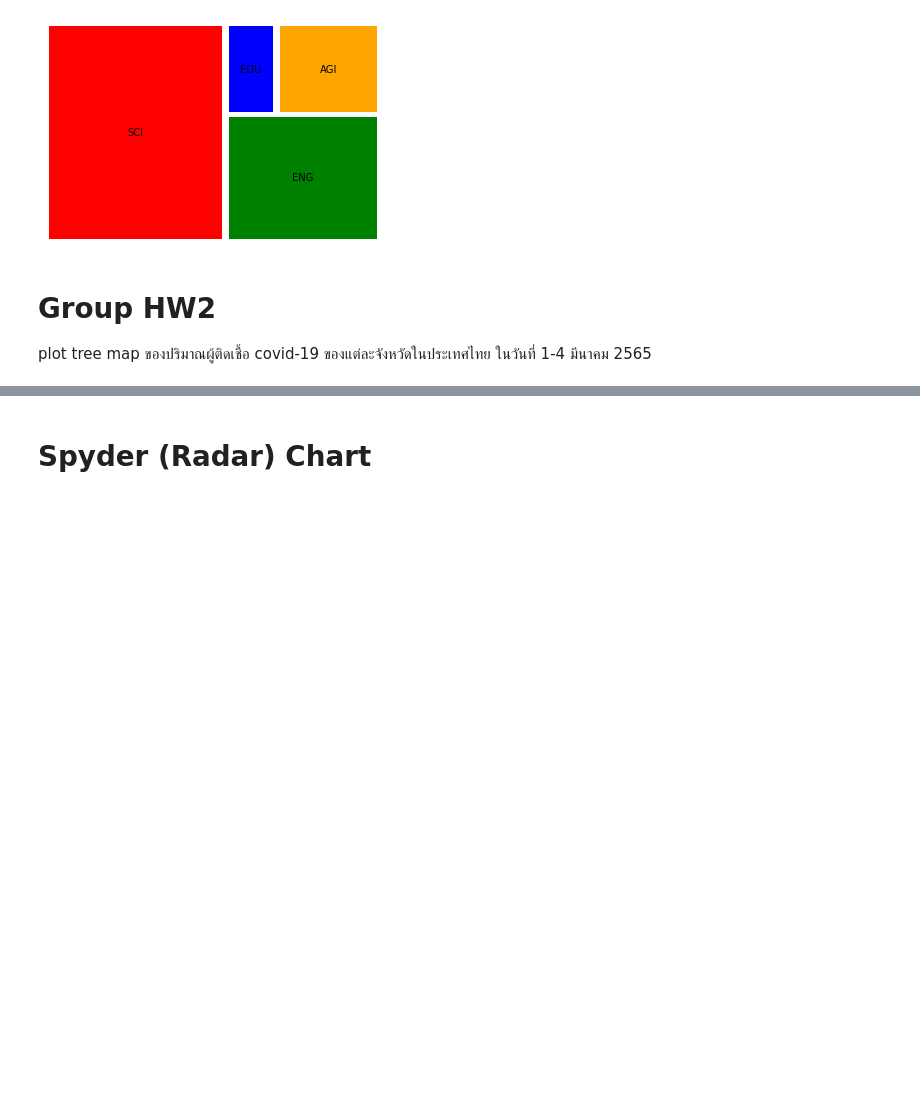
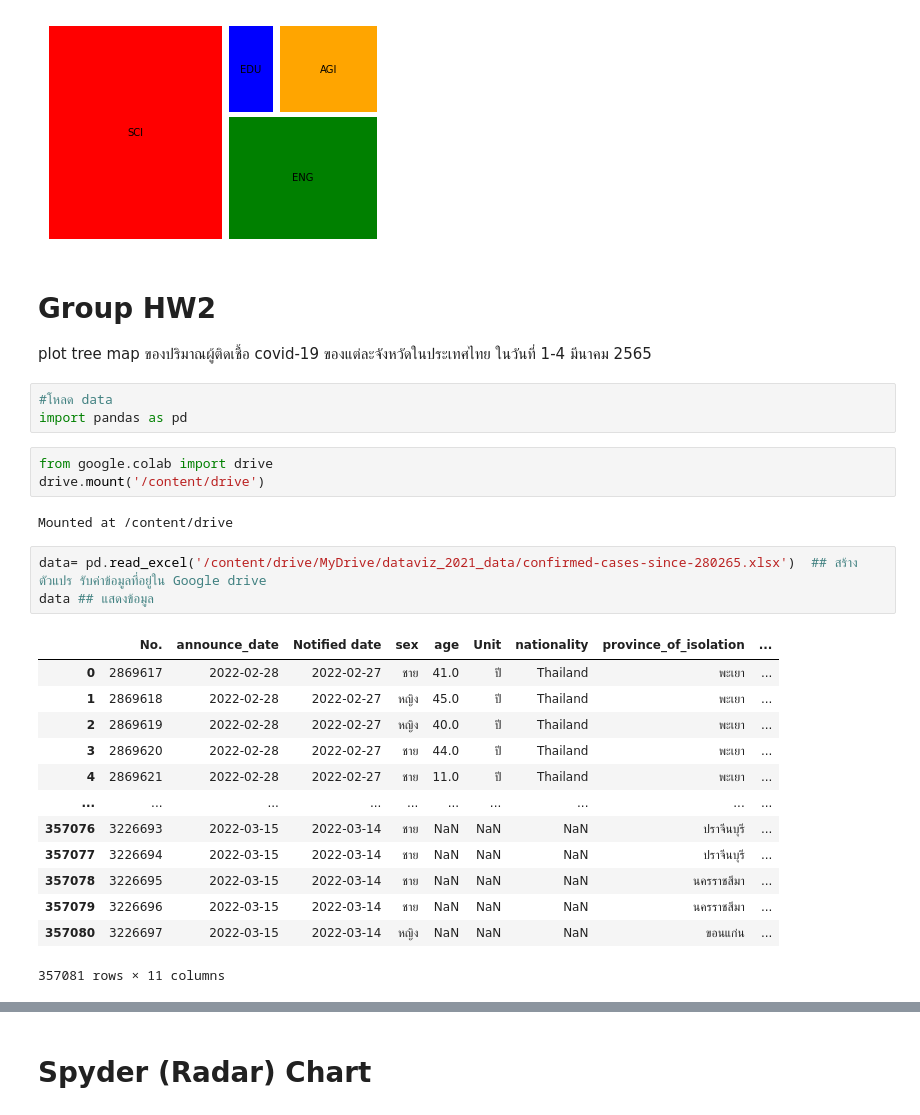
Before and after one commit to Jittiya/data_viz_2022, a Jupyter notebook: DataViz04_Data_Comparison.ipynb, the cells around one changed output, grey strips where cells are left out. Drawn from its saved outputs; the diff is of its cells as text; blank space fills up the shorter version.

```diff
--- a/DataViz04_Data_Comparison.ipynb
+++ b/DataViz04_Data_Comparison.ipynb
@@ -408,3 +408,28 @@ plt.axis('off')
 # Group HW2
 
 plot tree map ของปริมาณผู้ติดเชื้อ covid-19 ของแต่ละจังหวัดในประเทศไทย ในวันที่ 1-4 มีนาคม 2565
+# %%
+#โหลด data
+import pandas as pd
+# %%
+from google.colab import drive
+drive.mount('/content/drive')
+# %% [output]
+Mounted at /content/drive
+# %%
+data= pd.read_excel('/content/drive/MyDrive/dataviz_2021_data/confirmed-cases-since-280265.xlsx')  ## สร้างตัวแปร รับค่าข้อมูลที่อยู่ใน Google drive
+data ## แสดงข้อมูล
+# %% [output]
+|  | No. | announce_date | Notified date | sex | age | Unit | nationality | province_of_isolation | ... |
+| 0 | 2869617 | 2022-02-28 | 2022-02-27 | ชาย | 41.0 | ปี | Thailand | พะเยา | ... |
+| 1 | 2869618 | 2022-02-28 | 2022-02-27 | หญิง | 45.0 | ปี | Thailand | พะเยา | ... |
+| 2 | 2869619 | 2022-02-28 | 2022-02-27 | หญิง | 40.0 | ปี | Thailand | พะเยา | ... |
+| 3 | 2869620 | 2022-02-28 | 2022-02-27 | ชาย | 44.0 | ปี | Thailand | พะเยา | ... |
+| 4 | 2869621 | 2022-02-28 | 2022-02-27 | ชาย | 11.0 | ปี | Thailand | พะเยา | ... |
+| ... | ... | ... | ... | ... | ... | ... | ... | ... | ... |
+| 357076 | 3226693 | 2022-03-15 | 2022-03-14 | ชาย | NaN | NaN | NaN | ปราจีนบุรี | ... |
+| 357077 | 3226694 | 2022-03-15 | 2022-03-14 | ชาย | NaN | NaN | NaN | ปราจีนบุรี | ... |
+| 357078 | 3226695 | 2022-03-15 | 2022-03-14 | ชาย | NaN | NaN | NaN | นครราชสีมา | ... |
+| 357079 | 3226696 | 2022-03-15 | 2022-03-14 | ชาย | NaN | NaN | NaN | นครราชสีมา | ... |
+| 357080 | 3226697 | 2022-03-15 | 2022-03-14 | หญิง | NaN | NaN | NaN | ขอนแก่น | ... |
+357081 rows × 11 columns
```
Also changed, not shown: parts of 6 cells of this notebook.
